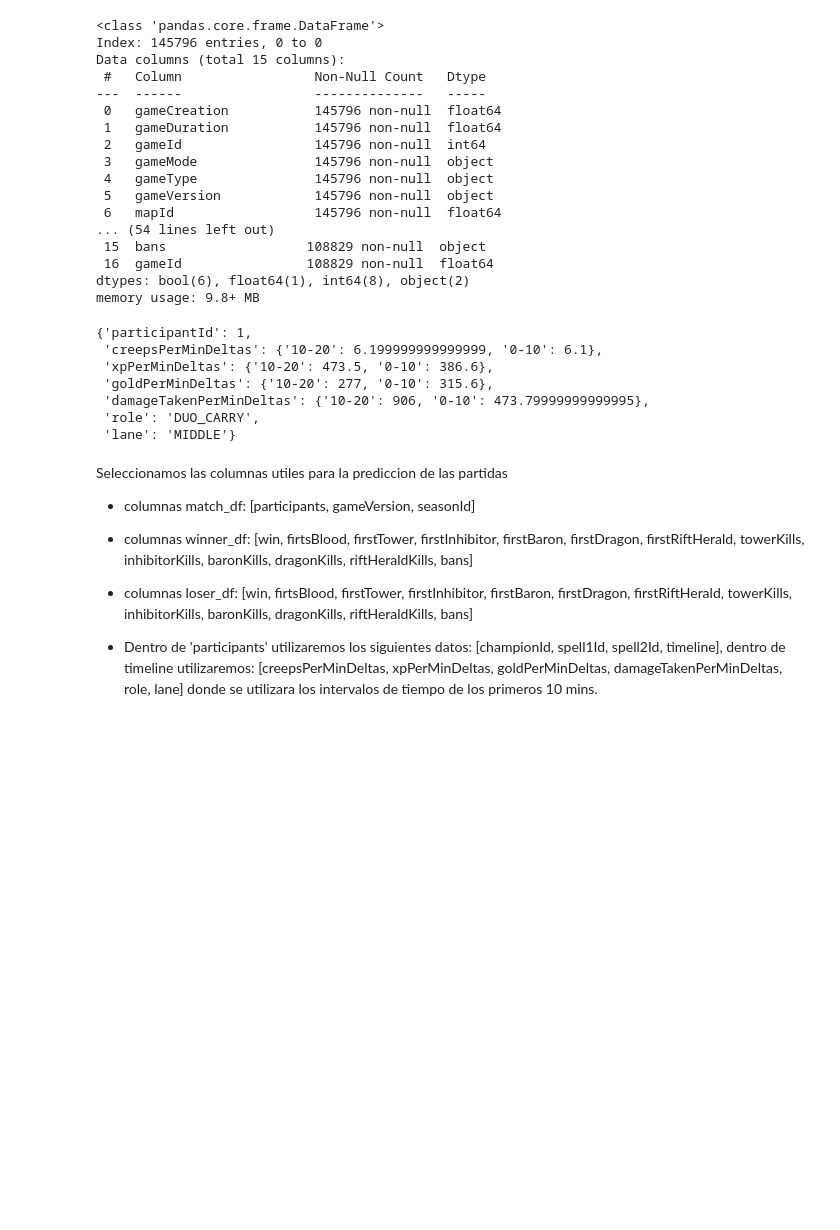
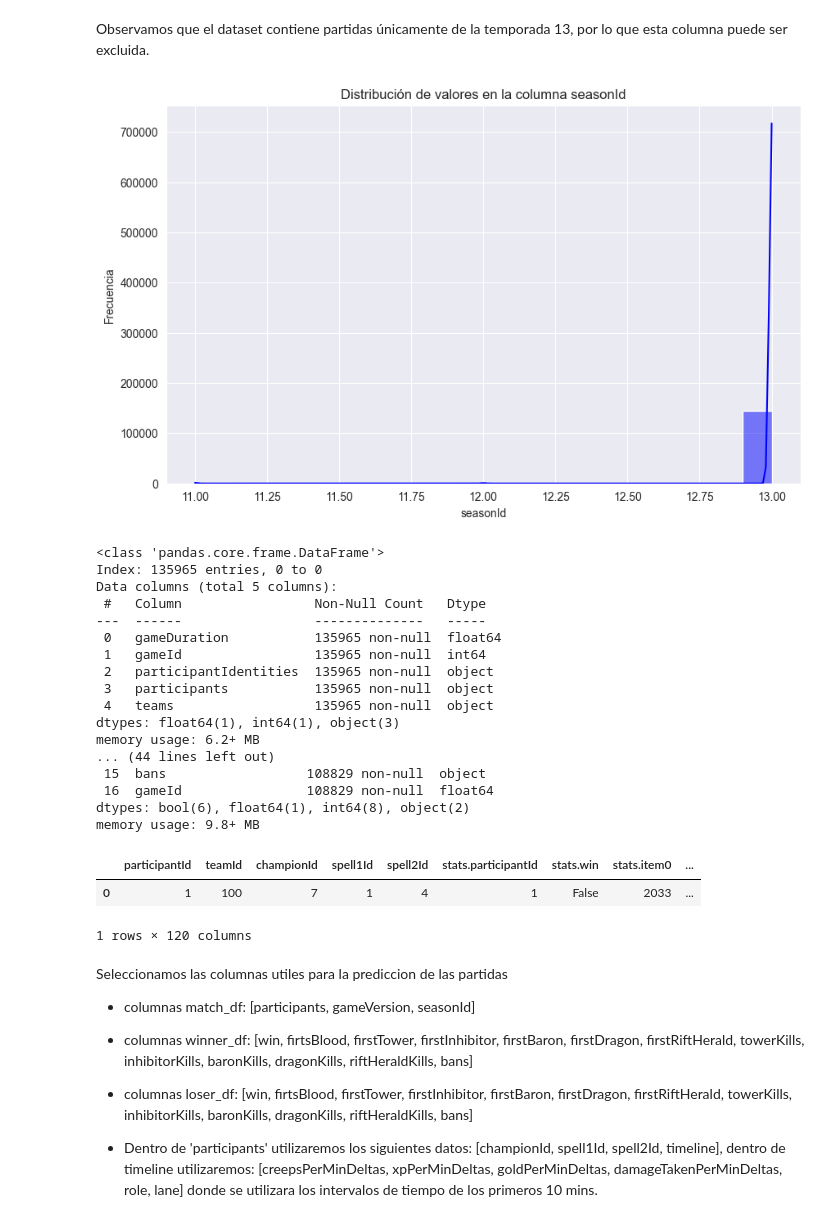
Before and after one commit to Gaviola/Proyecto_Final_IA, a Jupyter notebook: proyecto_final/code/pruebas.ipynb, the cells around one changed output. Saved outputs shown, nothing was run; the diff lists cells and outputs as text; code cells hidden in the pictures; blank space fills up the shorter version.

```diff
--- a/proyecto_final/code/pruebas.ipynb
+++ b/proyecto_final/code/pruebas.ipynb
@@ -9,39 +12,51 @@ import time
 # %%
 # Carga de datos
-match_df = pd.read_pickle('C:\\Users\\Facu\\PycharmProjects\\Proyecto_Final_IA\\proyecto_final\\data\\match_data_version2.pickle')
-winner_df =  pd.read_pickle('C:\\Users\\Facu\\PycharmProjects\\Proyecto_Final_IA\\proyecto_final\\data\\match_loser_data_version1.pickle')
-loser_df = pd.read_pickle('C:\\Users\\Facu\\PycharmProjects\\Proyecto_Final_IA\\proyecto_final\\data\\match_winner_data_version1.pickle')
+match_df = pd.read_pickle('D:\\Facultad\\3_año\\Inteligencia_Artificial_1\\Dataset\\match_data_version2.pickle')
+winner_df =  pd.read_pickle('D:\\Facultad\\3_año\\Inteligencia_Artificial_1\\Dataset\\match_loser_data_version1.pickle')
+loser_df = pd.read_pickle('D:\\Facultad\\3_año\\Inteligencia_Artificial_1\\Dataset\\match_winner_data_version1.pickle')
+# %% [markdown]
+Observamos que el dataset contiene partidas únicamente de la temporada 13, por lo que esta columna puede ser excluida.
+# %%
+columna_interes = 'seasonId'
+data_columna = match_df[columna_interes]
+
+# Visualizar la distribución de valores utilizando un histograma
+plt.figure(figsize=(10, 6))
+sns.histplot(data_columna, kde=True, bins=20, color='blue')
+plt.title(f'Distribución de valores en la columna {columna_interes}')
+plt.xlabel(columna_interes)
+plt.ylabel('Frecuencia')
+plt.show()
+# %% [output]
+[figure, added]
 # %%
 # Informacion de los dataframes
 match_df.info()
 winner_df.info()
 loser_df.info()
 match_df['participants'].iloc[0][0]['timeline']
+json_normalize(match_df['participants'].iloc[0][0])
 # %% [output]
 <class 'pandas.core.frame.DataFrame'>
-Index: 145796 entries, 0 to 0
-Data columns (total 15 columns):
+Index: 135965 entries, 0 to 0
+Data columns (total 5 columns):
  #   Column                 Non-Null Count   Dtype
 ---  ------                 --------------   -----
- 0   gameCreation           145796 non-null  float64
- 1   gameDuration           145796 non-null  float64
- 2   gameId                 145796 non-null  int64
- 3   gameMode               145796 non-null  object
- 4   gameType               145796 non-null  object
- 5   gameVersion            145796 non-null  object
- 6   mapId                  145796 non-null  float64
-... (54 lines left out)
+ 0   gameDuration           135965 non-null  float64
+ 1   gameId                 135965 non-null  int64
+ 2   participantIdentities  135965 non-null  object
+ 3   participants           135965 non-null  object
+ 4   teams                  135965 non-null  object
+dtypes: float64(1), int64(1), object(3)
+memory usage: 6.2+ MB
+... (44 lines left out)
  15  bans                  108829 non-null  object
  16  gameId                108829 non-null  float64
 dtypes: bool(6), float64(1), int64(8), object(2)
 memory usage: 9.8+ MB
+|  | participantId | teamId | championId | spell1Id | spell2Id | stats.participantId | stats.win | stats.item0 | ... |
+| 0 | 1 | 100 | 7 | 1 | 4 | 1 | False | 2033 | ... |
-{'participantId': 1,
- 'creepsPerMinDeltas': {'10-20': 6.199999999999999, '0-10': 6.1},
- 'xpPerMinDeltas': {'10-20': 473.5, '0-10': 386.6},
- 'goldPerMinDeltas': {'10-20': 277, '0-10': 315.6},
- 'damageTakenPerMinDeltas': {'10-20': 906, '0-10': 473.79999999999995},
- 'role': 'DUO_CARRY',
- 'lane': 'MIDDLE'}
+1 rows × 120 columns
 # %% [markdown]
 
 Seleccionamos las columnas utiles para la prediccion de las partidas
```
Also changed, not shown: parts of 18 cells of this notebook, 1 other file.
